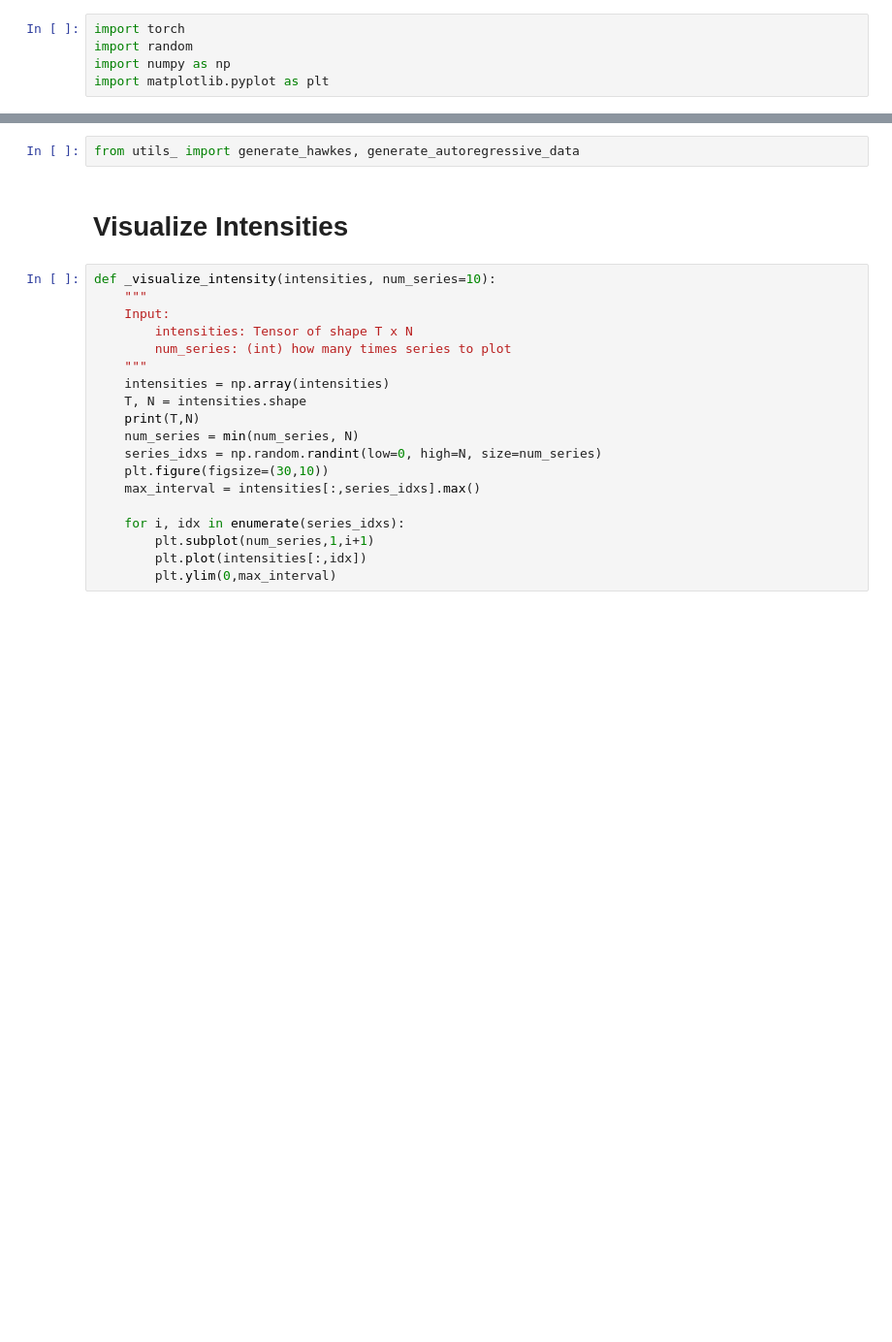
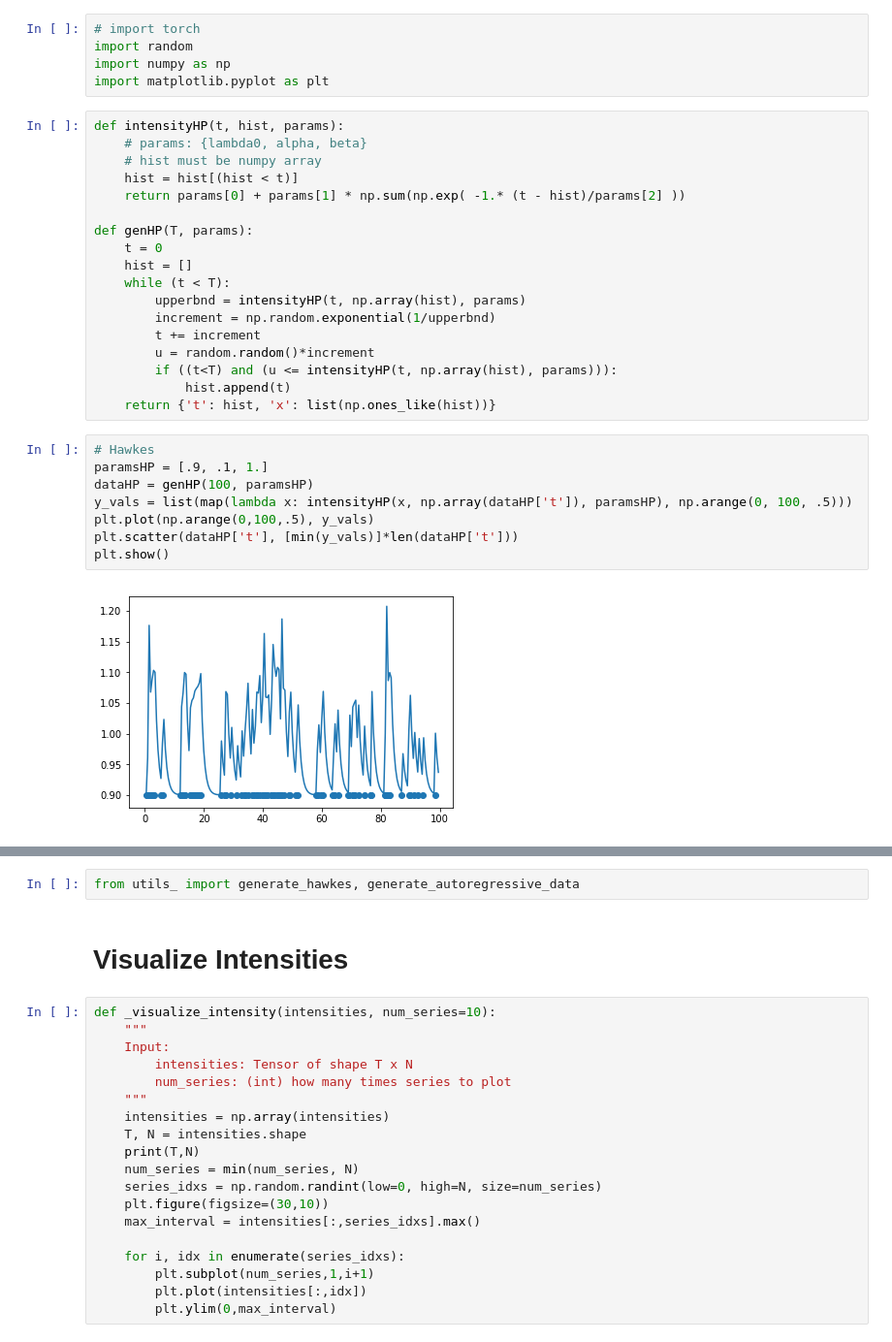
Before and after one commit to shaabhishek/hierarchical-pp-new, a Jupyter notebook: src/notebooks/Synthetic Data.ipynb, the cells around one changed output, grey strips where cells are left out. Shown: that part at 97% size. Cells and saved outputs as stored; diff of their text form; blank space fills up the shorter version.

```diff
--- a/src/notebooks/Synthetic Data.ipynb
+++ b/src/notebooks/Synthetic Data.ipynb
@@ -1,5 +1,33 @@
 # %%
-import torch
+# import torch
 import random
 import numpy as np
 import matplotlib.pyplot as plt
+# %%
+def intensityHP(t, hist, params):
+    # params: {lambda0, alpha, beta}
+    # hist must be numpy array
+    hist = hist[(hist < t)]
+    return params[0] + params[1] * np.sum(np.exp( -1.* (t - hist)/params[2] ))
+
+def genHP(T, params):
+    t = 0
+    hist = []
+    while (t < T):
+        upperbnd = intensityHP(t, np.array(hist), params)
+        increment = np.random.exponential(1/upperbnd)
+        t += increment
+        u = random.random()*increment
+        if ((t<T) and (u <= intensityHP(t, np.array(hist), params))):
+            hist.append(t)
+    return {'t': hist, 'x': list(np.ones_like(hist))}
+# %%
+# Hawkes
+paramsHP = [.9, .1, 1.]
+dataHP = genHP(100, paramsHP)
+y_vals = list(map(lambda x: intensityHP(x, np.array(dataHP['t']), paramsHP), np.arange(0, 100, .5)))
+plt.plot(np.arange(0,100,.5), y_vals)
+plt.scatter(dataHP['t'], [min(y_vals)]*len(dataHP['t']))
+plt.show()
+# %% [output]
+[figure, added]
```
Also changed, not shown: parts of 17 cells of this notebook, 15 other files.
